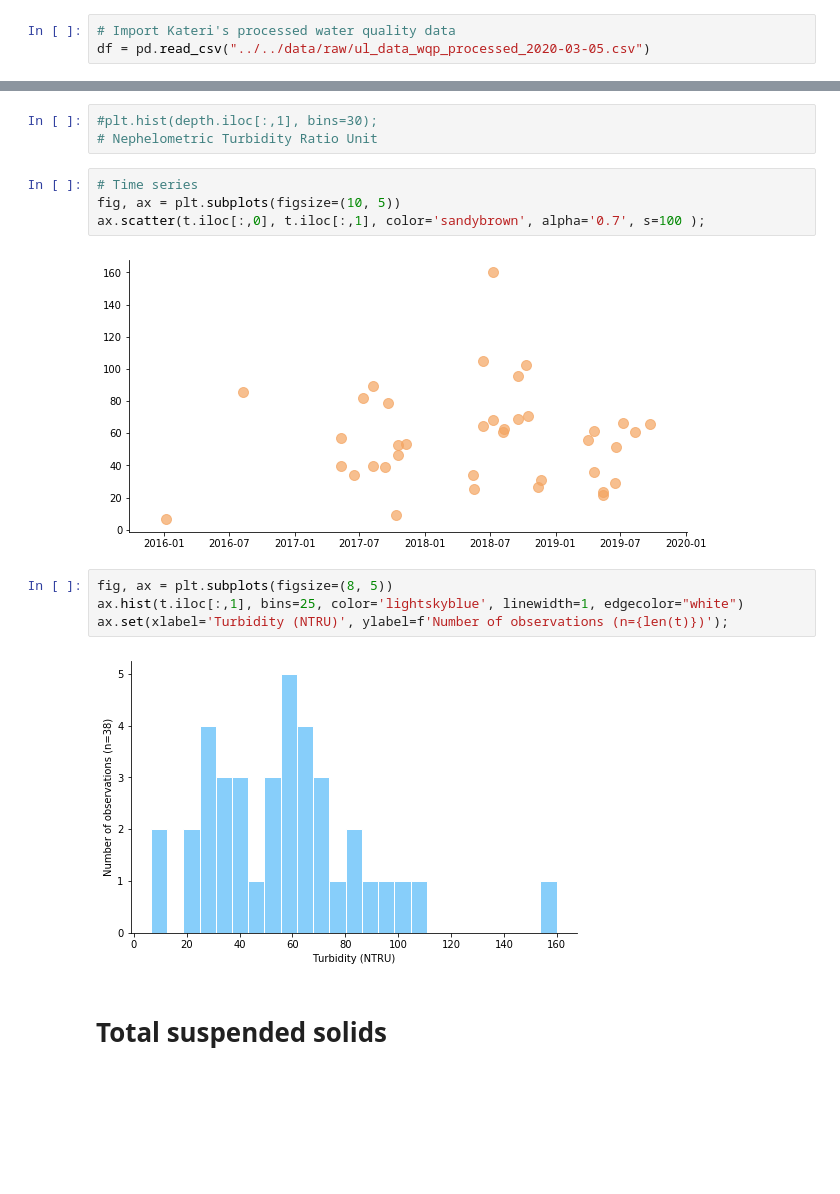
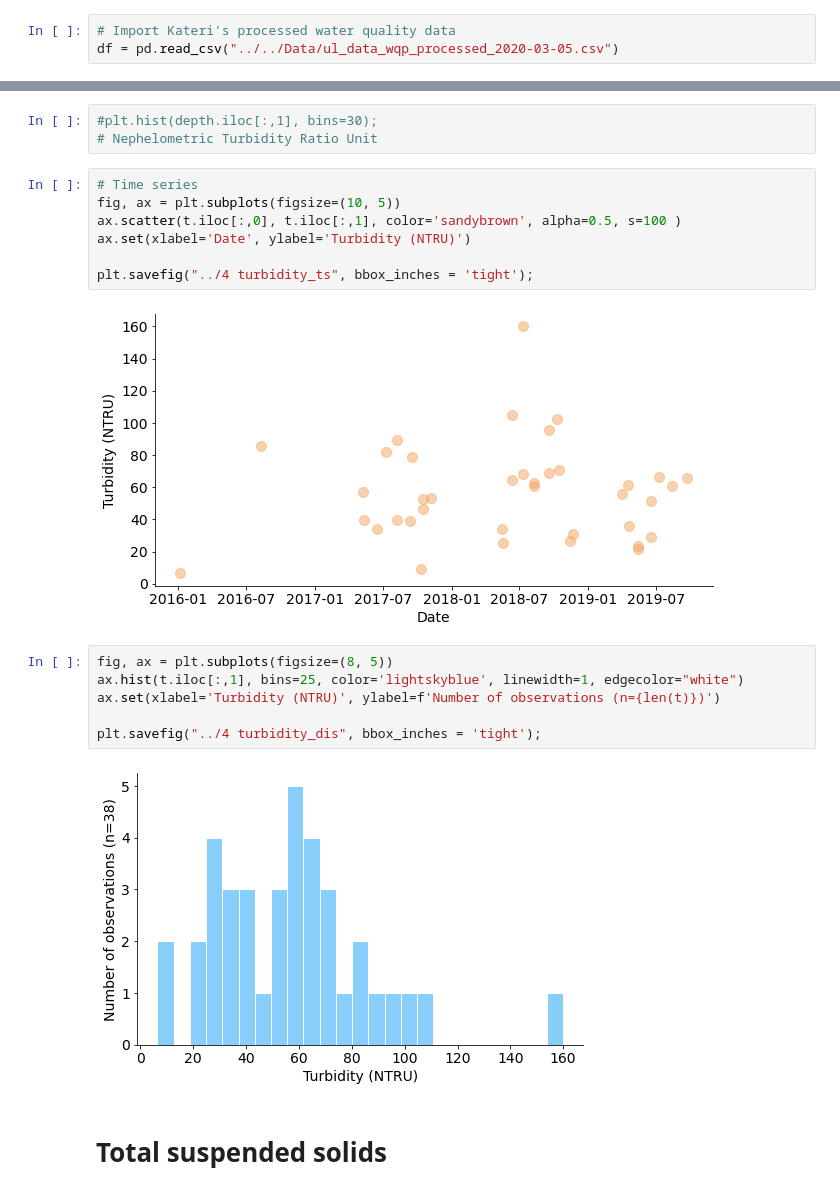
Before and after one commit to PierreMishra/WaterQualityPerceptionMP2020, a Jupyter notebook: Exploratory data analysis - Explanatory variables.ipynb, the cells around one changed output, grey strips where cells are left out. Saved outputs shown, nothing was run; the diff lists cells and outputs as text; blank space fills up the shorter version.

```diff
--- a/Exploratory data analysis - Explanatory variables.ipynb
+++ b/Exploratory data analysis - Explanatory variables.ipynb
@@ -30,7 +30,7 @@ plt.rc("savefig", dpi = 300) # for saving
 # Routine water quality data
 # %%
 # Import Kateri's processed water quality data
-df = pd.read_csv("../../data/raw/ul_data_wqp_processed_2020-03-05.csv")
+df = pd.read_csv("../../Data/ul_data_wqp_processed_2020-03-05.csv")
 # %%
 # Selecting relevant columns
 df = df.loc[:,["MonitoringLocationIdentifier","datetime",
@@ -213,15 +227,20 @@ t.shape
 # %%
 # Time series
 fig, ax = plt.subplots(figsize=(10, 5))
-ax.scatter(t.iloc[:,0], t.iloc[:,1], color='sandybrown', alpha='0.7', s=100 );
+ax.scatter(t.iloc[:,0], t.iloc[:,1], color='sandybrown', alpha=0.5, s=100 )
+ax.set(xlabel='Date', ylabel='Turbidity (NTRU)')
+
+plt.savefig("../4 turbidity_ts", bbox_inches = 'tight');
 # %% [output]
-[figure, old version]
+[figure, new version]
 # %%
 fig, ax = plt.subplots(figsize=(8, 5))
 ax.hist(t.iloc[:,1], bins=25, color='lightskyblue', linewidth=1, edgecolor="white")
-ax.set(xlabel='Turbidity (NTRU)', ylabel=f'Number of observations (n={len(t)})');
+ax.set(xlabel='Turbidity (NTRU)', ylabel=f'Number of observations (n={len(t)})')
+
+plt.savefig("../4 turbidity_dis", bbox_inches = 'tight');
 # %% [output]
-[figure, old version]
+[figure, new version]
 # %% [markdown]
 # Total suspended solids
 # %%
```
Also changed, not shown: parts of 29 cells of this notebook, 2 other files.
